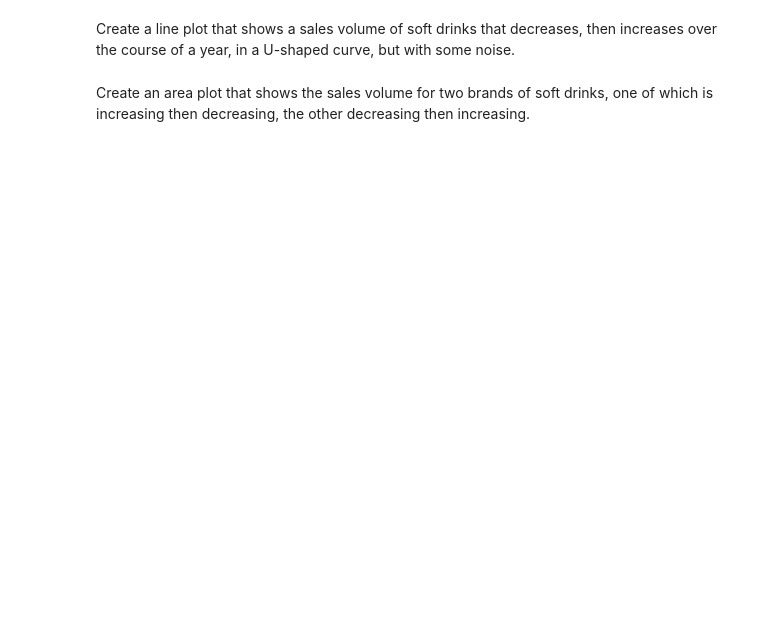
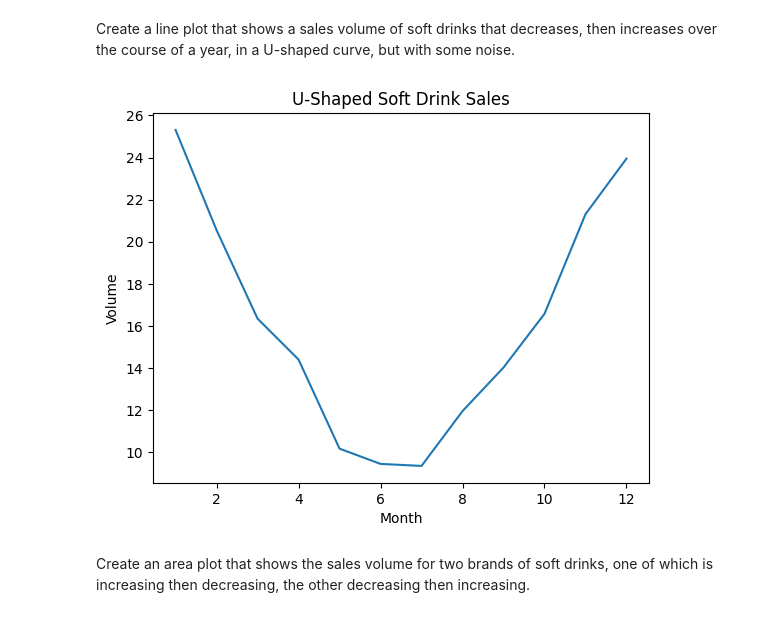
Before and after one commit to akamatt1/OMDS-ModB2-WeeklyAssignments, a Jupyter notebook: OMDS-ModB2-Week5-Affum-Matt.ipynb, the cells around one changed output. Saved outputs shown, nothing was run; the diff lists cells and outputs as text; code cells hidden in the pictures; blank space fills up the shorter version.

```diff
--- a/OMDS-ModB2-Week5-Affum-Matt.ipynb
+++ b/OMDS-ModB2-Week5-Affum-Matt.ipynb
@@ -188,4 +216,15 @@ FileNotFoundError: No such file or directory: 'histogram.png'
 # %% [markdown]
 Create a line plot that shows a sales volume of soft drinks that decreases, then increases over the course of a year, in a U-shaped curve, but with some noise.
+# %%
+months = np.arange(1, 13)
+# Quadratic formula (x-6.5)^2 creates a U-shape centered at June/July
+u_shape = 0.5 * (months - 6.5)**2 + 10
+noise = np.random.normal(0, 1, 12)
+sales = u_shape + noise
+
+sns.lineplot(x=months, y=sales).set(title="U-Shaped Soft Drink Sales", xlabel="Month", ylabel="Volume")
+plt.show()
+# %% [output]
+[figure, added]
 # %% [markdown]
 Create an area plot that shows the sales volume for two brands of soft drinks, one of which is increasing then decreasing, the other decreasing then increasing.
```
Also changed, not shown: parts of 12 cells of this notebook.
